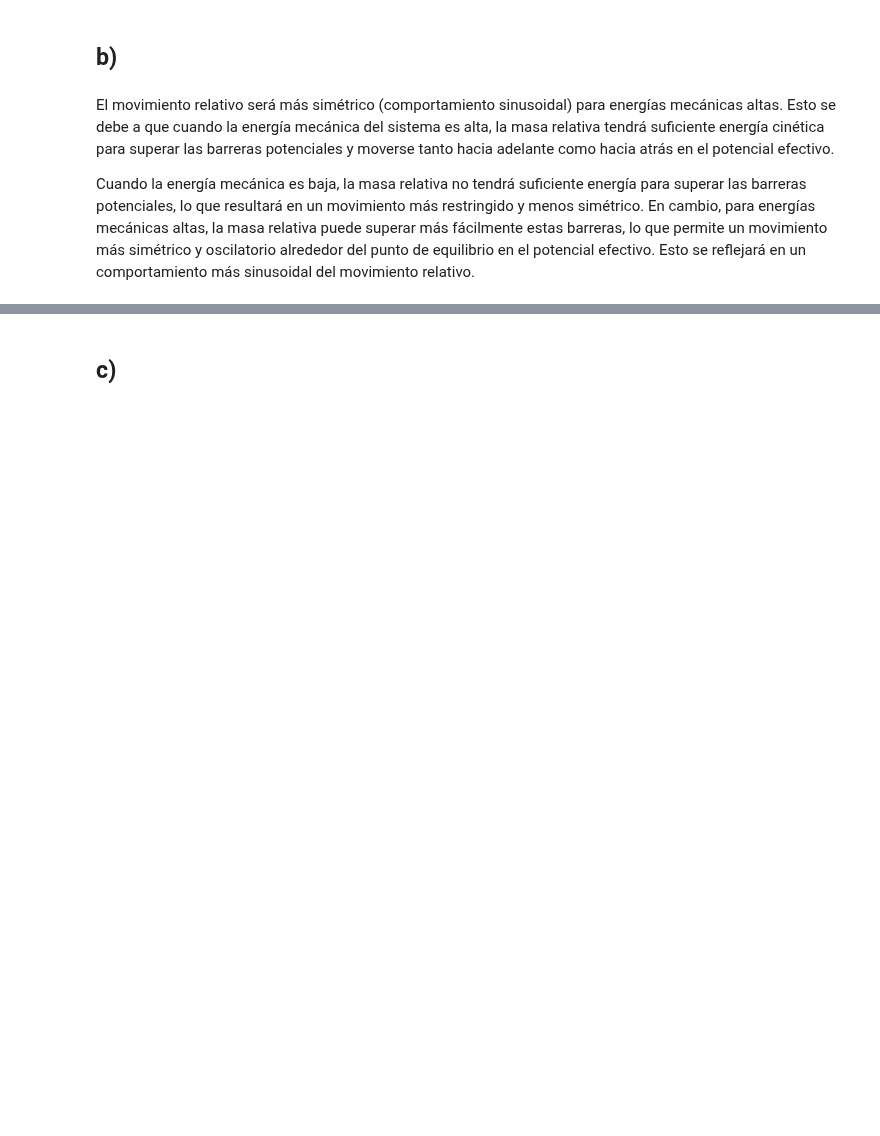
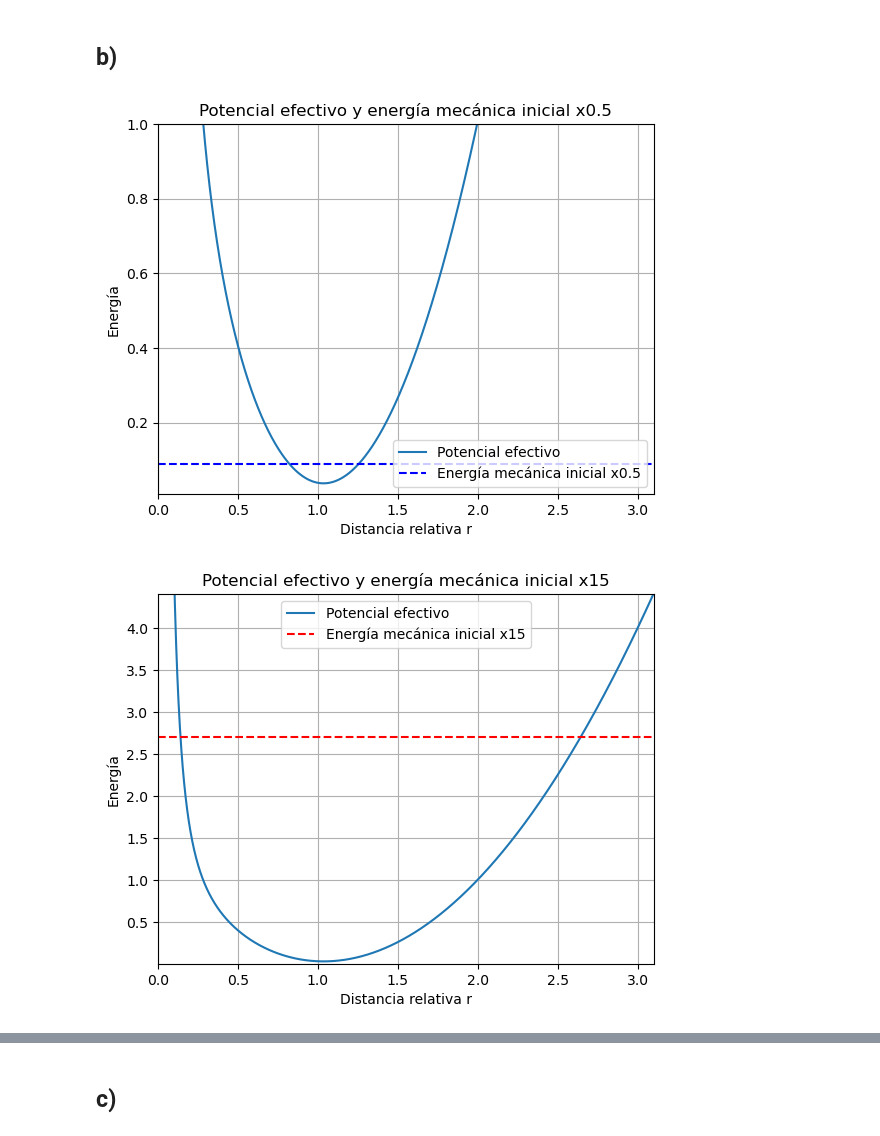
Before and after one commit to apareram/f-sica-computacional, a Jupyter notebook: e1/Parcial1_FC_XimenaLorenzoAlberto.ipynb, the cells around one changed output, grey strips where cells are left out. Drawn from its saved outputs; the diff is of its cells as text; code cells hidden in the pictures; blank space fills up the shorter version.

```diff
--- a/e1/Parcial1_FC_XimenaLorenzoAlberto.ipynb
+++ b/e1/Parcial1_FC_XimenaLorenzoAlberto.ipynb
@@ -76,6 +71,39 @@ plt.show()
 # %% [markdown]
 ## b)
-# %% [markdown]
-El movimiento relativo será más simétrico (comportamiento sinusoidal) para energías mecánicas altas. Esto se debe a que cuando la energía mecánica del sistema es alta, la masa relativa tendrá suficiente energía cinética para superar las barreras potenciales y moverse tanto hacia adelante como hacia atrás en el potencial efectivo.
-
-Cuando la energía mecánica es baja, la masa relativa no tendrá suficiente energía para superar las barreras potenciales, lo que resultará en un movimiento más restringido y menos simétrico. En cambio, para energías mecánicas altas, la masa relativa puede superar más fácilmente estas barreras, lo que permite un movimiento más simétrico y oscilatorio alrededor del punto de equilibrio en el potencial efectivo. Esto se reflejará en un comportamiento más sinusoidal del movimiento relativo.
+# %%
+# Colores para las líneas de energía mecánica inicial
+colores = ['blue', 'red']  # Añade más colores si tienes más factores
+nums = [0.5, 15]
+
+# Iterar sobre los factores en nums para crear una gráfica para cada uno
+for i, factor in enumerate(nums):
+    # Crear una nueva figura para cada gráfica
+    plt.figure()
+
+    # Graficar el potencial efectivo
+    plt.plot(r_range, U_ef, label='Potencial efectivo')
+
+    # Calcular la energía mecánica inicial ajustada por el factor actual
+    E_mec_inicial = energia_mecanica_inicial(x0_1, y0_1, x0_2, y0_2, v0x_1, v0y_1, v0x_2, v0y_2, k, l0, r_inicial, mu) * factor
+
+    # Graficar la energía mecánica inicial para el factor actual
+    plt.axhline(y=E_mec_inicial, color=colores[i], linestyle='--', label=f'Energía mecánica inicial x{factor}')
+
+    # Configurar el resto de la gráfica
+    plt.xlabel('Distancia relativa r')
+    plt.ylabel('Energía')
+    plt.title(f'Potencial efectivo y energía mecánica inicial x{factor}')
+    if i == 1:
+        plt.xlim(0, 3.1)
+        plt.ylim(0.01, 4.4)
+    elif i == 0:
+        plt.xlim(0, 3.1)
+        plt.ylim(0.01, 1)
+    plt.legend()
+    plt.grid(True)
+
+    # Mostrar la gráfica
+    plt.show()
+# %% [output]
+[figure, added]
+[figure, added]
```
Also changed, not shown: parts of 24 cells of this notebook.
